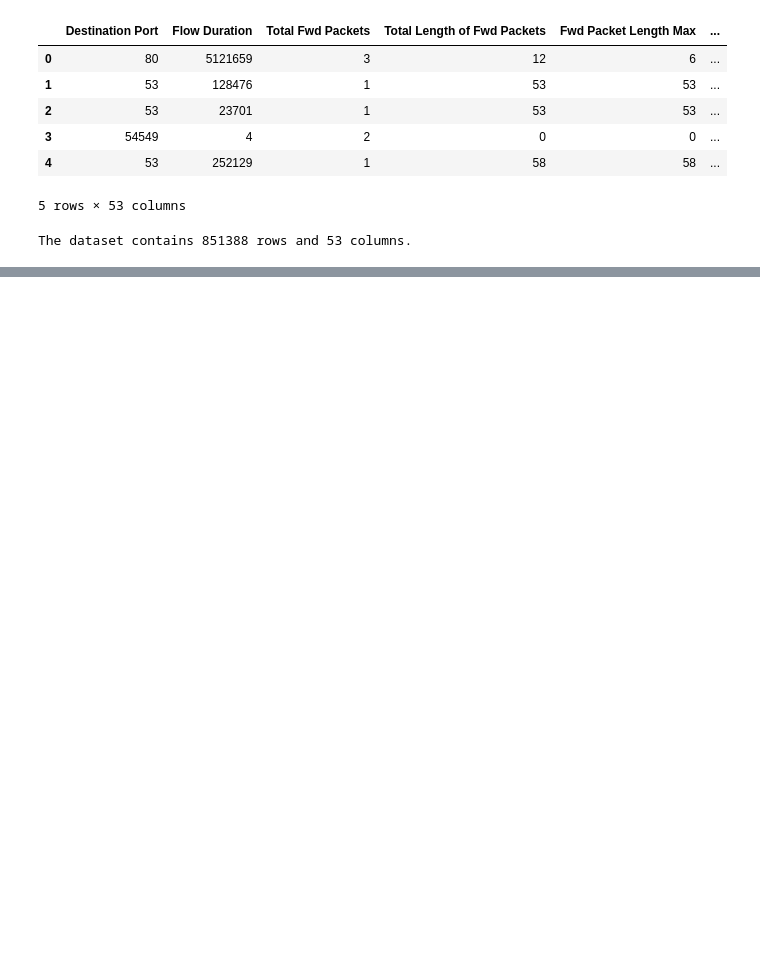
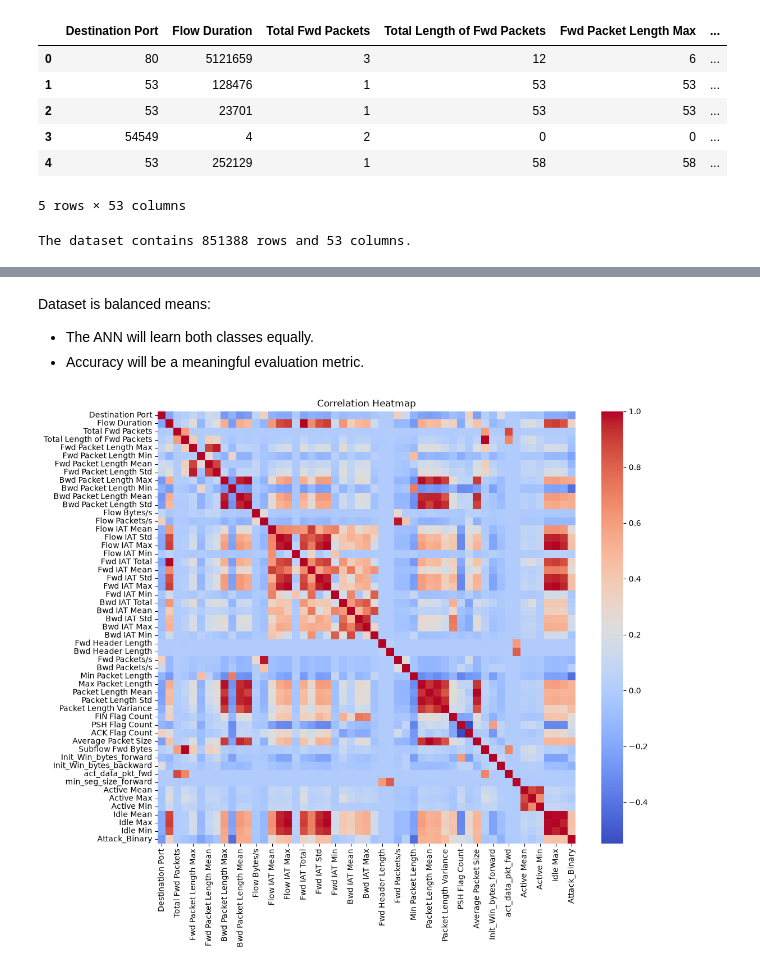
Before and after one commit to virtual-arin/Network-Intrusion-Detection-System, a Jupyter notebook: notebooks/Notebook.ipynb, the cells around one changed output, grey strips where cells are left out. Drawn from its saved outputs; the diff is of its cells as text; code cells hidden in the pictures; blank space fills up the shorter version.

```diff
--- a/notebooks/Notebook.ipynb
+++ b/notebooks/Notebook.ipynb
@@ -32,0 +157,11 @@ The dataset contains 851388 rows and 53 columns.
+# %% [markdown]
+Dataset is balanced means:
+* The ANN will learn both classes equally.
+* Accuracy will be a meaningful evaluation metric.
+# %%
+plt.figure(figsize=(12,10))
+sns.heatmap(df.corr(), cmap='coolwarm')
+plt.title("Correlation Heatmap")
+plt.show()
+# %% [output]
+[figure, added]
```
Also changed, not shown: parts of 28 cells of this notebook, 5 other files.
